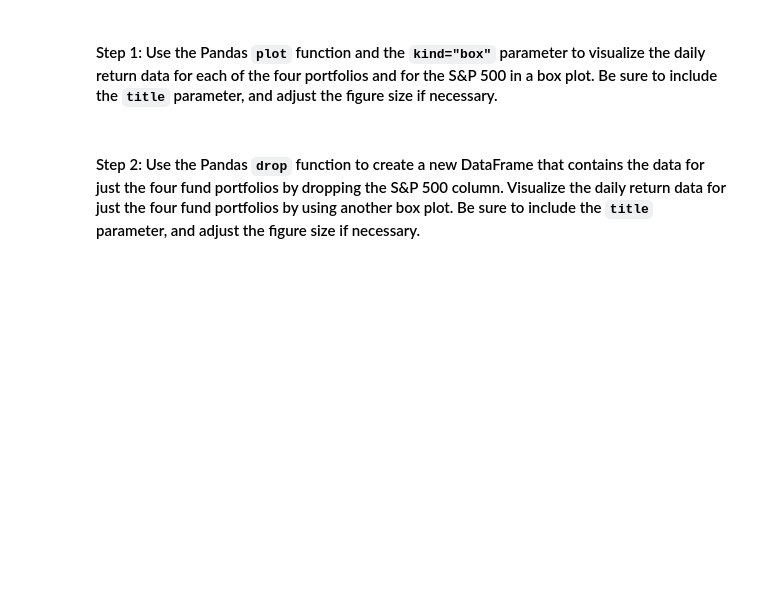
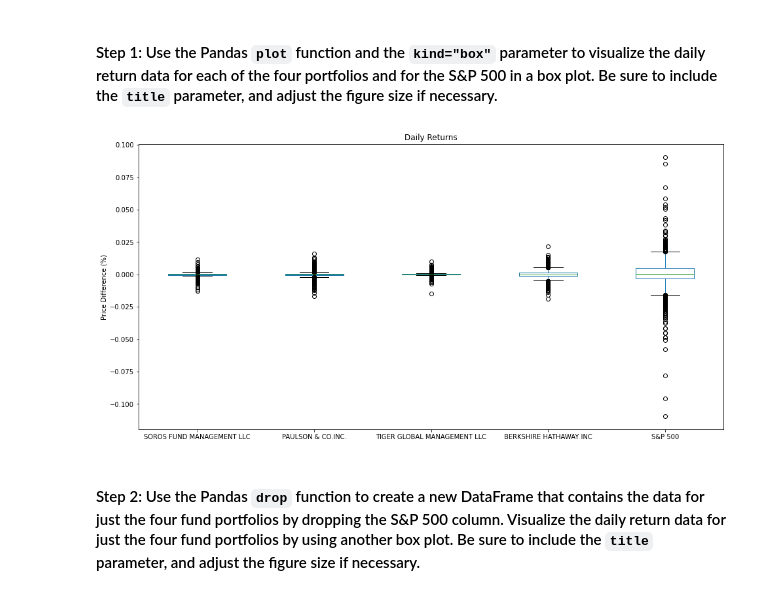
Before and after one commit to MaxAcheson/Module_4_Challenge, a Jupyter notebook: Starter_Code/risk_return_analysis.ipynb, the cells around one changed output. Drawn from its saved outputs; the diff is of its cells as text; code cells hidden in the pictures; blank space fills up the shorter version.

```diff
--- a/Starter_Code/risk_return_analysis.ipynb
+++ b/Starter_Code/risk_return_analysis.ipynb
@@ -183,7 +206,12 @@ Analyze the volatility of each of the four fund portfolios and of the S&P 500 In
 # %%
 # Use the daily return data to create box plots to visualize the volatility of the 4 funds and the S&P 500
 # Include a title parameter and adjust the figure size
-# YOUR CODE HERE
+daily_returns_df.plot(kind="box", figsize=(16,8), rot=0)
+plt.title("Daily Returns")
+plt.ylabel("Price Difference (%)")
+plt.show()
+# %% [output]
+[figure, added]
 # %% [markdown]
 #### Step 2: Use the Pandas `drop` function to create a new DataFrame that contains the data for just the four fund portfolios by dropping the S&P 500 column. Visualize the daily return data for just the four fund portfolios by using another box plot. Be sure to include the `title` parameter, and adjust the figure size if necessary.
 # %%
```
Also changed, not shown: parts of 10 cells of this notebook.
